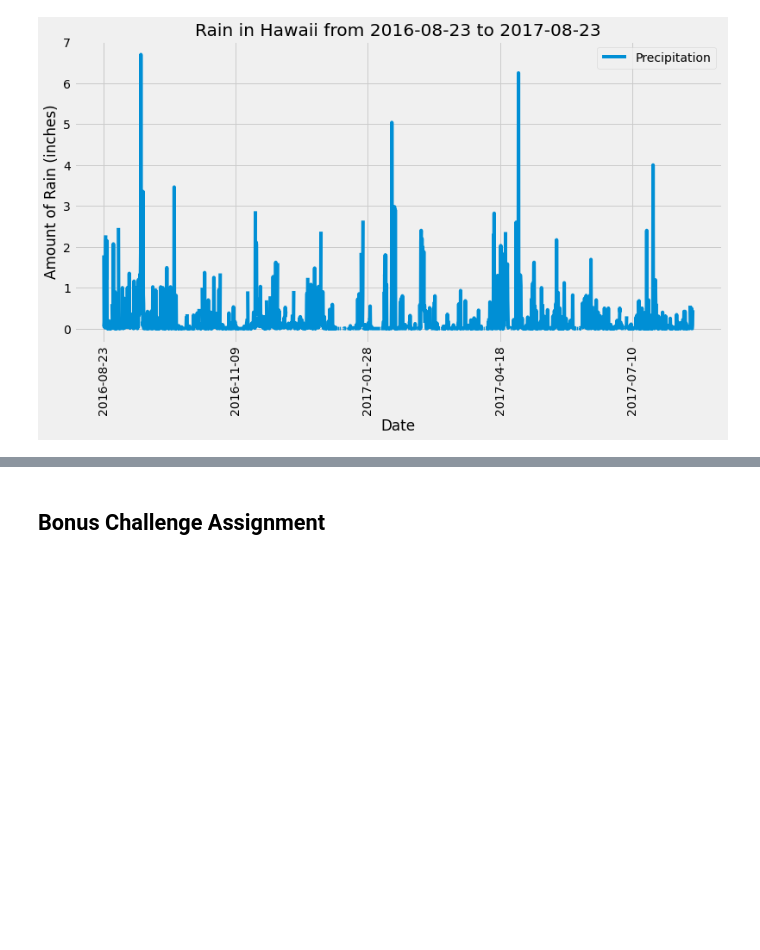
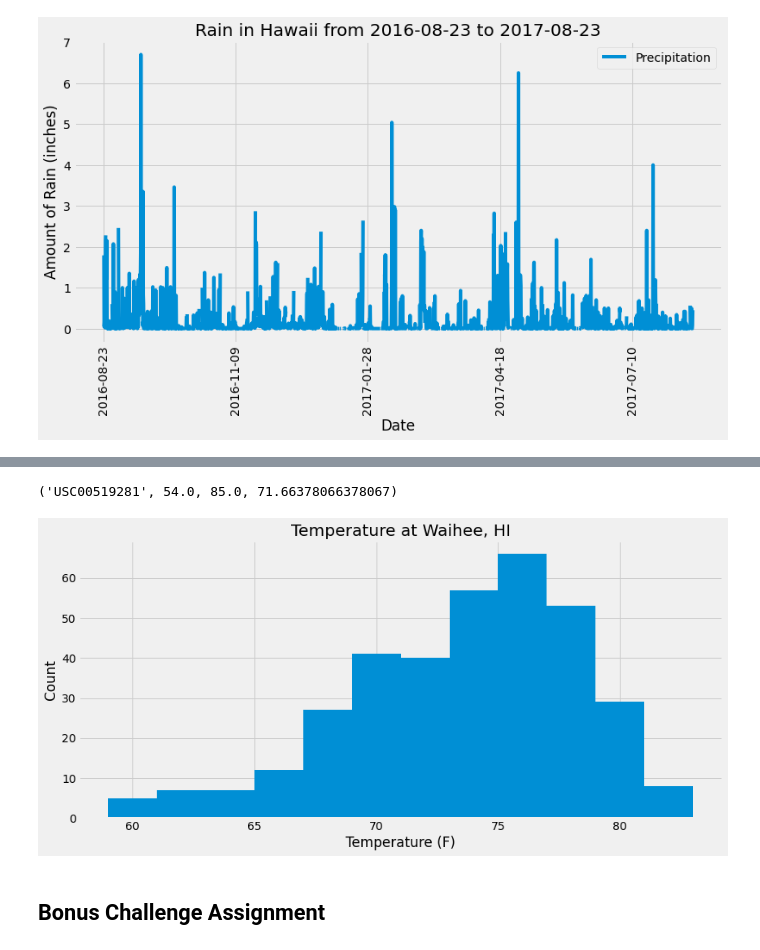
Before and after one commit to claws425/sqlalchemy-challenge, a Jupyter notebook: climate_starter.ipynb, the cells around one changed output, grey strips where cells are left out. Drawn from its saved outputs; the diff is of its cells as text; code cells hidden in the pictures; blank space fills up the shorter version.

Commit message:
Added histogram

```diff
--- a/climate_starter.ipynb
+++ b/climate_starter.ipynb
@@ -166,9 +193,29 @@ plt.rcParams['figure.figsize'] = 12, 6
 # %%
 # Using the station id from the previous query, calculate the lowest temperature recorded,
 # highest temperature recorded, and average temperature of the most active station?
+session.query(measurement.station, func.min(measurement.tobs), func.max(measurement.tobs), func.avg(measurement.tobs)).\
+              filter(measurement.station == 'USC00519281').\
+                group_by(measurement.station).first()
+# %% [output]
+('USC00519281', 54.0, 85.0, 71.66378066378067)
 # %%
 # Choose the station with the highest number of temperature observations.
 # Query the last 12 months of temperature observation data for this station and plot the results as a histogram
+bins_list = 12
+
+temps = session.query(measurement.tobs).filter(measurement.station == 'USC00519281').\
+                                    filter(measurement.date >= last_year.strftime('%Y-%m-%d')).\
+                                    order_by(measurement.date).all()
+temps = np.ravel(temps)
+# %%
+plt.hist(temps, bins=bins_list)
+
+plt.title('Temperature at Waihee, HI')
+plt.ylabel("Count")
+plt.xlabel("Temperature (F)")
+plt.tight_layout()
+# %% [output]
+[figure, added]
 # %% [markdown]
 ## Bonus Challenge Assignment
 # %%
```
Also changed, not shown: parts of 3 cells of this notebook.
